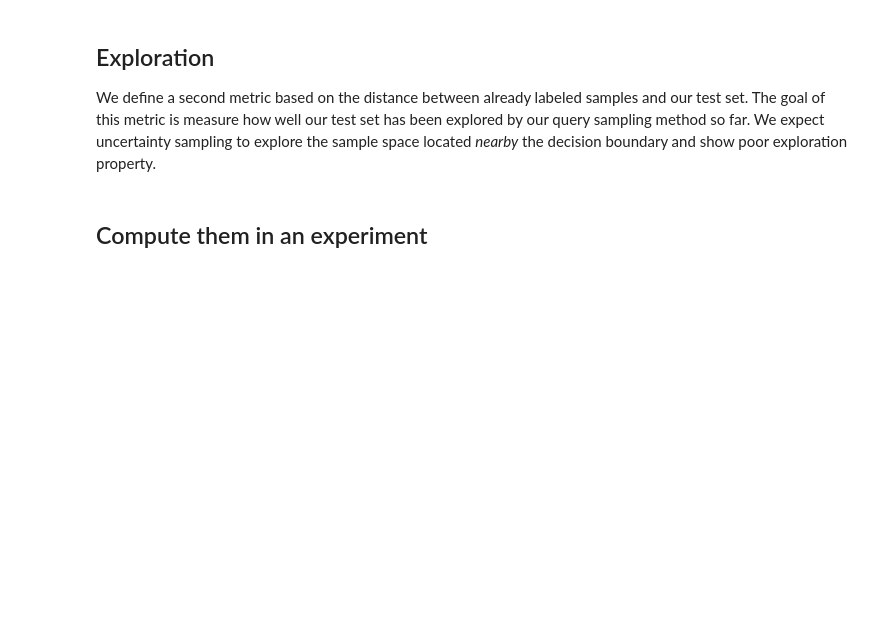
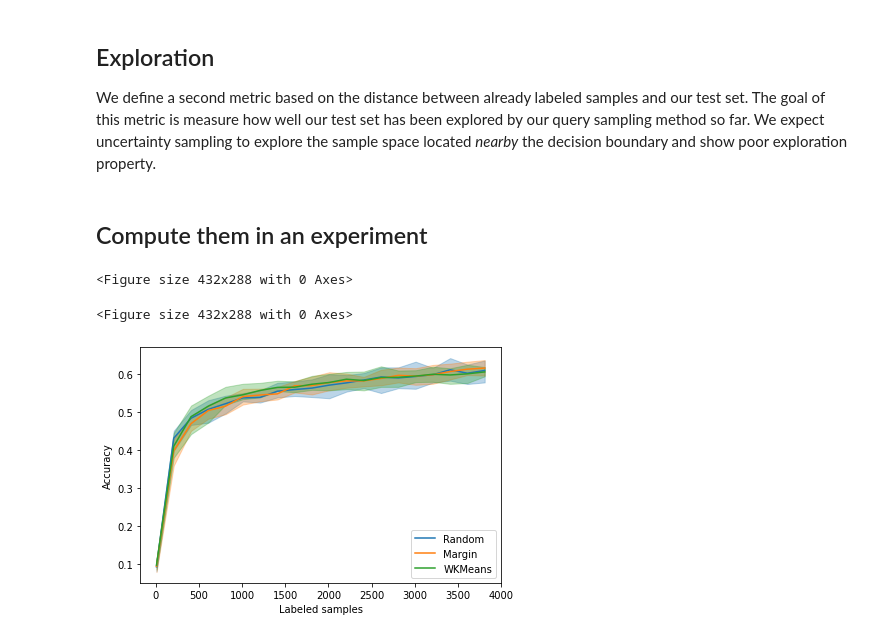
Before and after one commit to dataiku-research/active-learning-tutorial, a Jupyter notebook: notebook_3.ipynb, the cells around one changed output. Saved outputs shown, nothing was run; the diff lists cells and outputs as text; code cells hidden in the pictures; blank space fills up the shorter version.

Commit message:
Iter

```diff
--- a/notebook_3.ipynb
+++ b/notebook_3.ipynb
@@ -22,6 +25,8 @@ def compute_exploration(X_selected, X_test):
 import openml
 from sklearn.compose import ColumnTransformer
 from sklearn.preprocessing import StandardScaler, OneHotEncoder
+from sklearn.neural_network import MLPClassifier
+import numpy as np
 
 
 
@@ -35,11 +40,16 @@ ct = ColumnTransformer([
 ], remainder='passthrough')
 
 X = ct.fit_transform(X)
+n_iter = 20
+batch_size = 200
+model = MLPClassifier()
 # %%
 from cardinal.uncertainty import MarginSampler
 from cardinal.random import RandomSampler
 from cardinal.zhdanov2019 import TwoStepKMeansSampler
 from cardinal.plotting import plot_confidence_interval
+from matplotlib import pyplot as plt
+from cardinal.utils import ActiveLearningSplitter
 
 
 samplers = [
@@ -49,42 +59,58 @@ samplers = [
 ]
 
 figure_accuracies = plt.figure().number
+figure_contradiction = plt.figure().number
+figure_exploration = plt.figure().number
 idxs = {}
 
 for sampler_name, sampler in samplers:
 
     all_accuracies = []
+    all_contradictions = []
+    all_explorations = []
 
     for k in range(10):
         idx = ActiveLearningSplitter.train_test_split(X.shape[0], test_size=500, random_state=k)
 
         accuracies = []
+        contradictions = []
+        explorations = []
 
         # For simplicity, the first batch is simply one sample from each class
         one_per_class = np.unique(y[idx.non_selected], return_index=True)[1]
         idx.add_batch(one_per_class)
 
         # A classic active learning loop
+        previous_pred_proba = None
         for j in range(n_iter):
             model.fit(X[idx.selected], y[idx.selected])
             accuracies.append(model.score(X[idx.test], y[idx.test]))
+            current_pred_proba = model.predict_proba(X[idx.test])
+            if previous_pred_proba is not None:
+                contradictions.append(compute_contradiction(previous_pred_proba, current_pred_proba))
+            previous_pred_proba = current_pred_proba
+            explorations.append(compute_exploration(X[idx.selected], X[idx.test]))
             sampler.fit(X[idx.selected], y[idx.selected])
             idx.add_batch(sampler.select_samples(X[idx.non_selected]))
 
         all_accuracies.append(accuracies)
 
     # Keep the last splitter
     idxs[sampler_name] = idx
 
     x_data = np.arange(10, batch_size * (n_iter - 1) + 11, batch_size)
 
     plt.figure(figure_accuracies)
     plot_confidence_interval(x_data, all_accuracies, label=sampler_name)
 
 plt.figure(figure_accuracies)
 plt.xlabel('Labeled samples')
 plt.ylabel('Accuracy')
 plt.legend()
 plt.tight_layout()
 
 plt.show()
+# %% [output]
+<Figure size 432x288 with 0 Axes>
+<Figure size 432x288 with 0 Axes>
+[figure, added]
```
Also changed, not shown: parts of 2 cells of this notebook, 2 other files.
